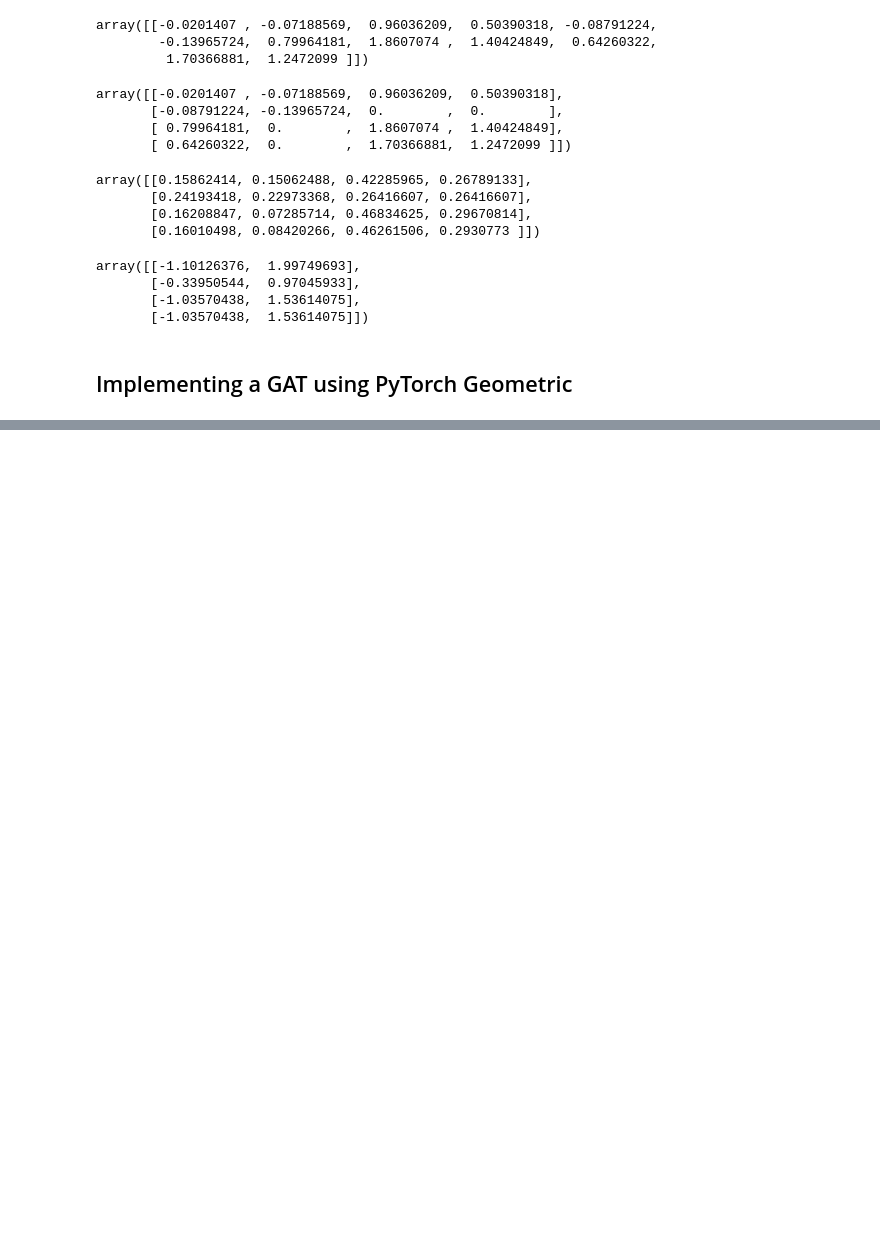
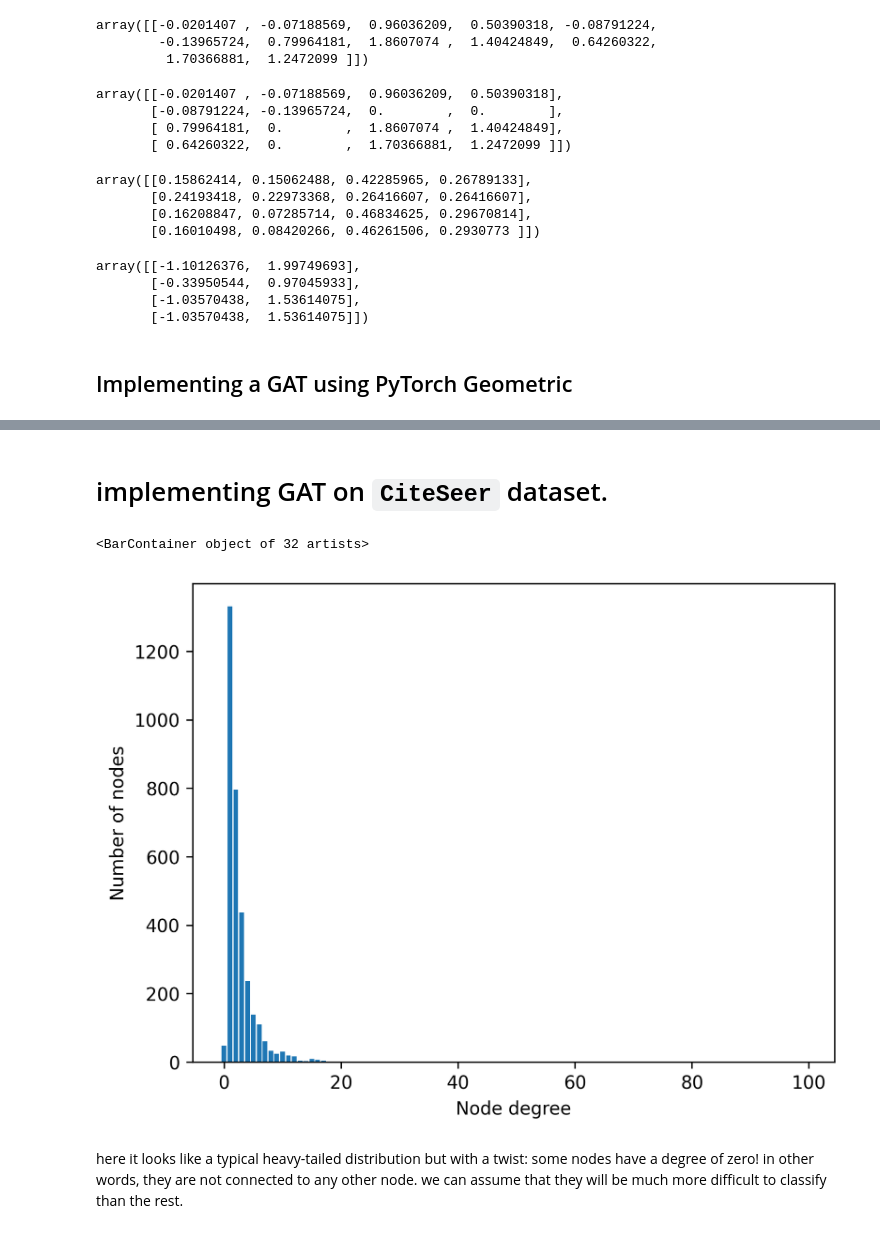
Before and after one commit to Spartan-119/advanced-gnn, a Jupyter notebook: ch 7/ch7.ipynb, the cells around one changed output, grey strips where cells are left out. Cells and saved outputs as stored; diff of their text form; code cells hidden in the pictures; blank space fills up the shorter version.

```diff
--- a/ch 7/ch7.ipynb
+++ b/ch 7/ch7.ipynb
@@ -206,0 +197,20 @@ GAT test accuracy: 80.10%
+# %% [markdown]
+# implementing GAT on `CiteSeer` dataset.
+# %%
+dataset = Planetoid(root = ".", name = "CiteSeer")
+data = dataset[0]
+# %%
+import matplotlib.pyplot as plt
+from torch_geometric.utils import degree
+from collections import Counter
+degrees = degree(dataset[0].edge_index[0]).numpy()
+numbers = Counter(degrees)
+fig, ax = plt.subplots(dpi=300)
+ax.set_xlabel('Node degree')
+ax.set_ylabel('Number of nodes')
+plt.bar(numbers.keys(), numbers.values())
+# %% [output]
+<BarContainer object of 32 artists>
+[figure, added]
+# %% [markdown]
+here it looks like a typical heavy-tailed distribution but with a twist: some nodes have a degree of zero! in other words, they are not connected to any other node. we can assume that they will be much more difficult to classify than the rest.
```
Also changed, not shown: parts of 7 cells of this notebook, 11 other files.
